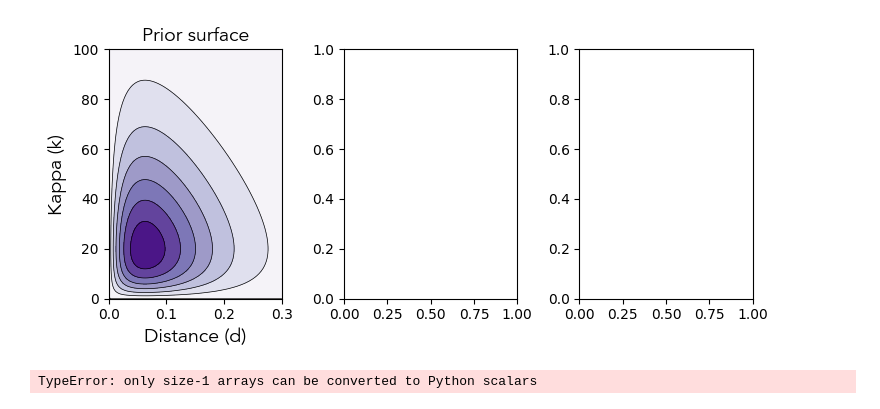
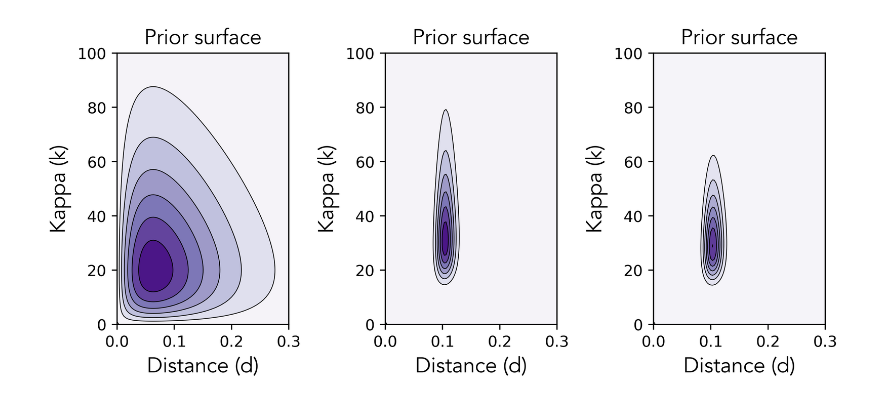
Before and after one commit to rajavat/mcmc, a Jupyter notebook: mcmc.ipynb, the cells around one changed output. Drawn from its saved outputs; the diff is of its cells as text; code cells hidden in the pictures.

```diff
--- a/mcmc.ipynb
+++ b/mcmc.ipynb
@@ -1,5 +1,5 @@
 # %%
-# imports
+# import
 import math
 import matplotlib.pyplot as plt
 import numpy as np
@@ -7,9 +7,10 @@ import pandas as pd
 from scipy.stats import dgamma
 
 # plot settings
-plt.rcParams['figure.dpi'] = 100
 font = {'fontname':'Avenir',
         'size':'14'}
+
+plt.rcParams['figure.dpi'] = 500
 plt.rcParams["figure.figsize"] = [7.50, 3.50]
 plt.rcParams["figure.autolayout"] = True
 # %%
@@ -20,11 +21,12 @@ ntv = 6 # number of transversions
 # %%
 # log-likehood function in Kimura substitution: log f(D|d,k) for D(n_s, n_v)
 def kimura(d, k, n = 948, nts = 84, ntv = 6):
-    p0 = 0.25 + 0.25 * math.exp(-4 * d / (k+2)) + 0.5 * math.exp(-2 * d * (k + 1) / (k + 2))
-    p1 = 0.25 + 0.25 * math.exp(-4 * d / (k+2)) - 0.5 * math.exp(-2 * d * (k + 1) / (k + 2))
-    p2 = 0.25 + 0.25 * math.exp(-4 * d / (k+2))
+  p0 = .25 + .25 * np.exp(-4*d/(k+2)) + .5 * np.exp(-2*d*(k+1)/(k+2))
+  p1 = .25 + .25 * np.exp(-4*d/(k+2)) -.5 * np.exp(-2*d*(k+1)/(k+2))
+  p2 = .25 - .25 * np.exp(-4*d/(k+2))
 
-    return((n - nts - ntv * math.log(p0 / 4) + nts * math.log(p1 / 4) + ntv * math.log(p2 / 4)))
+  return((n - nts - ntv) * np.log(p0/4) +
+        nts * np.log(p1/4) + ntv * np.log(p2/4))
 # %%
 # plotting likelihood, prior, and posterior surfaces
 dim = 100
@@ -34,21 +36,42 @@ kv = np.linspace(0, 100, dim)
 # basically R expand.grid()
 dk = np.array([(x, y) for x in dv for y in kv])
 # %%
-X, Y = np.meshgrid(dv, kv)
-Z = np.split(np.array(dgamma.pdf(dk[:,0], 2, scale = 0.06) * dgamma.pdf(dk[:,1], 2, scale = 21)), 100)
+Dv, Kv = np.meshgrid(dv, kv)
+pri = np.split(np.array(dgamma.pdf(dk[:,0], 2, scale = 0.06) * dgamma.pdf(dk[:,1], 2, scale = 21)), 100)
 fig, (ax1, ax2, ax3) = plt.subplots(1, 3)
 
 # prior surface, f(D) f(k)
-ax1.contourf(X, Y, Z, cmap = 'Purples')
-ax1.contour(X, Y, Z, colors = 'black', linewidths = 0.5)
+ax1.contourf(Dv, Kv, pri, cmap = 'Purples')
+ax1.contour(Dv, Kv, pri, colors = 'black', linewidths = 0.5)
 ax1.set_title('Prior surface', **font)
 ax1.set_xlabel('Distance (d)', **font)
 ax1.set_ylabel('Kappa (k)', **font)
+
+
+dkd = dk[:, 0]
+dkk = dk[:, 1]
+lnL = kimura(d = dkd, k = dkk)
+L = np.hsplit(np.exp(lnL - max(lnL)), 100) # scale likelihood
+
+# likelihood surface, f(D|d, k)
+ax2.contourf(Dv, Kv, np.transpose(L), cmap = 'Purples')
+ax2.contour(Dv, Kv, np.transpose(L), colors = 'black', linewidths = 0.5)
+ax2.set_title('Prior surface', **font)
+ax2.set_xlabel('Distance (d)', **font)
+ax2.set_ylabel('Kappa (k)', **font)
+plt.xlim()
+
+
+# unscaled posterior surface f(d)f(k)f(D|d, k)
+pos = np.multiply(pri, L)
+
+ax3.contourf(Dv, Kv, np.transpose(pos), cmap = 'Purples')
+ax3.contour(Dv, Kv, np.transpose(pos), colors = 'black', linewidths = 0.5)
+ax3.set_title('Prior surface', **font)
+ax3.set_xlabel('Distance (d)', **font)
+ax3.set_ylabel('Kappa (k)', **font)
+plt.xlim()
+
 plt.show()
 # %% [output]
-[figure, old version]
+[figure, new version]
-# %%
-# likelihood surface, f(D|d, k)
-lnL = kimura(d = dk[:, 0], k = dk[:, 1])
-# %% [output]
-TypeError: only size-1 arrays can be converted to Python scalars
```
